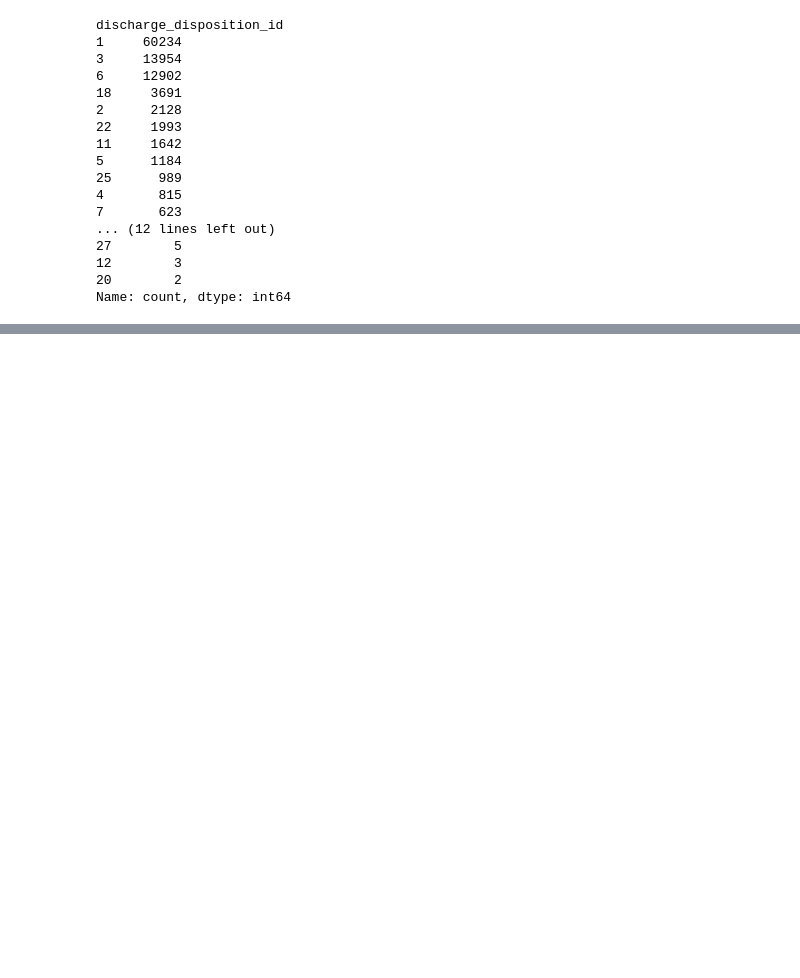
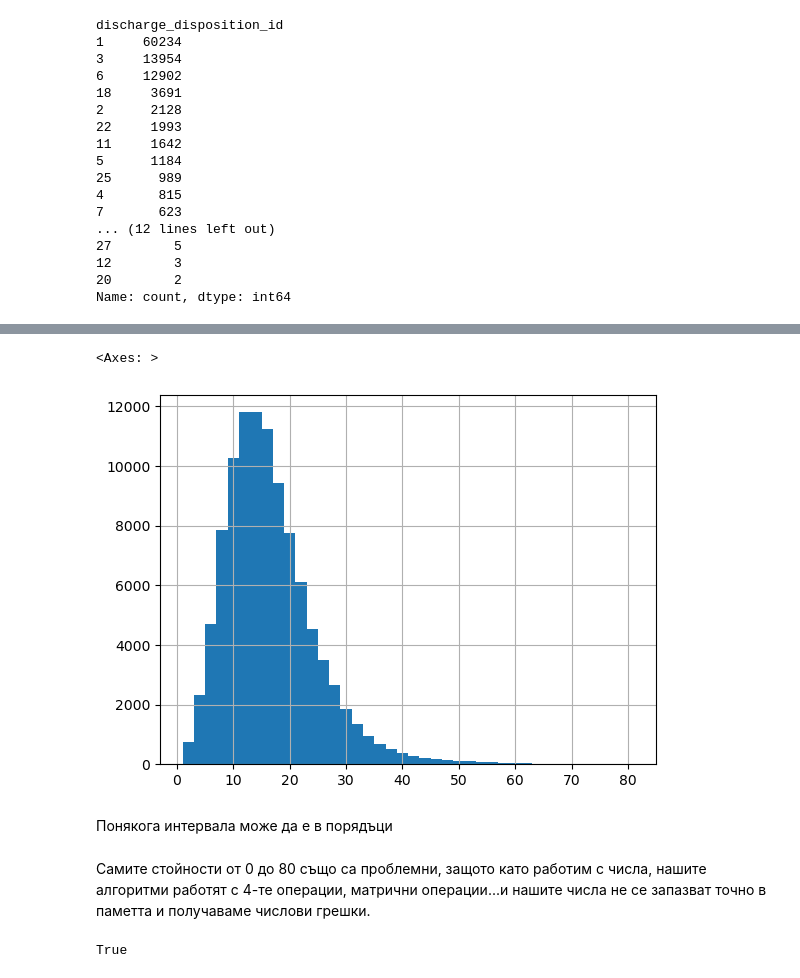
Before and after one commit to rainbou1/Machine-Learning, a Jupyter notebook: 01.Introduction_To_Machine_Learning/Introduction_To_Machine_Learning.ipynb, the cells around one changed output, grey strips where cells are left out. Cells and saved outputs as stored; diff of their text form; code cells hidden in the pictures; blank space fills up the shorter version.

```diff
--- a/01.Introduction_To_Machine_Learning/Introduction_To_Machine_Learning.ipynb
+++ b/01.Introduction_To_Machine_Learning/Introduction_To_Machine_Learning.ipynb
@@ -164,0 +337,13 @@ Name: count, dtype: int64
+# %%
+diabetes_data.num_medications.hist(bins = 40)
+# %% [output]
+<Axes: >
+[figure, added]
+# %% [markdown]
+Понякога интервала може да е в порядъци
+# %% [markdown]
+Самите стойности от 0 до 80 също са проблемни, защото като работим с числа, нашите алгоритми работят с 4-те операции, матрични операции...и нашите числа не се запазват точно в паметта и получаваме числови грешки.
+# %%
+1000000000000000000000.0 + 1 == 1000000000000000000000.0
+# %% [output]
+True
```
Also changed, not shown: parts of 73 cells of this notebook.
